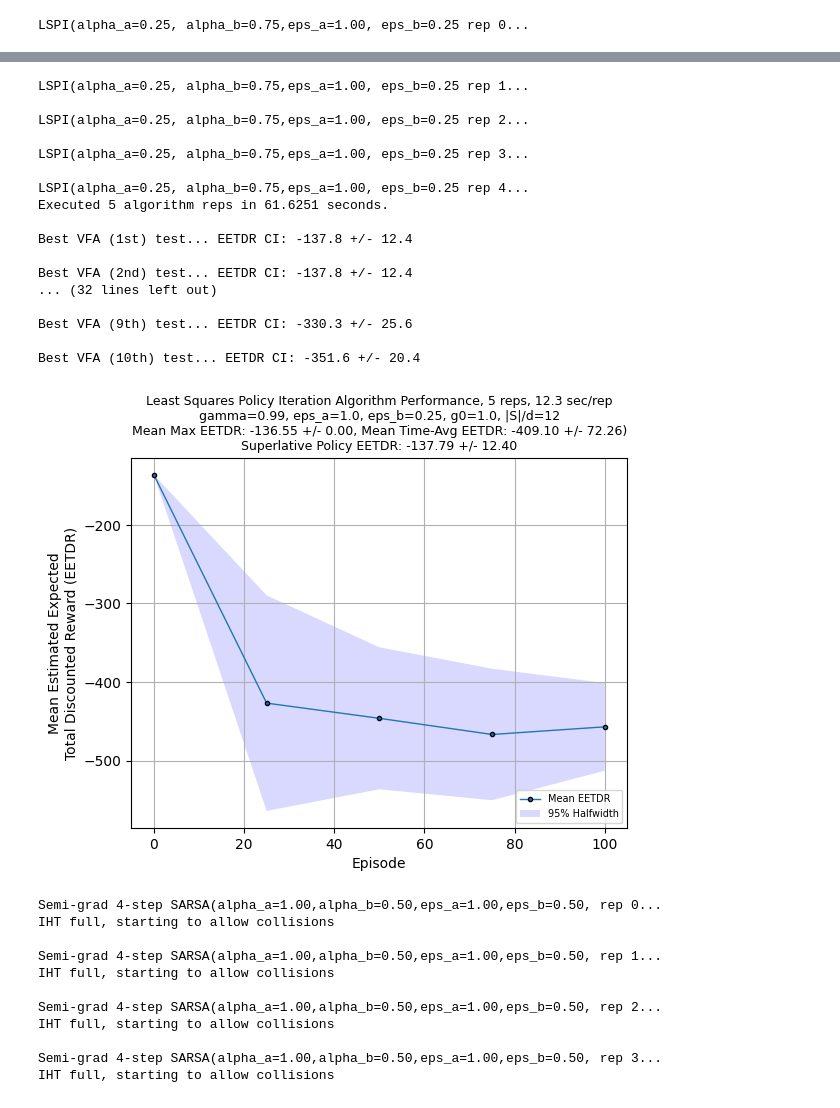
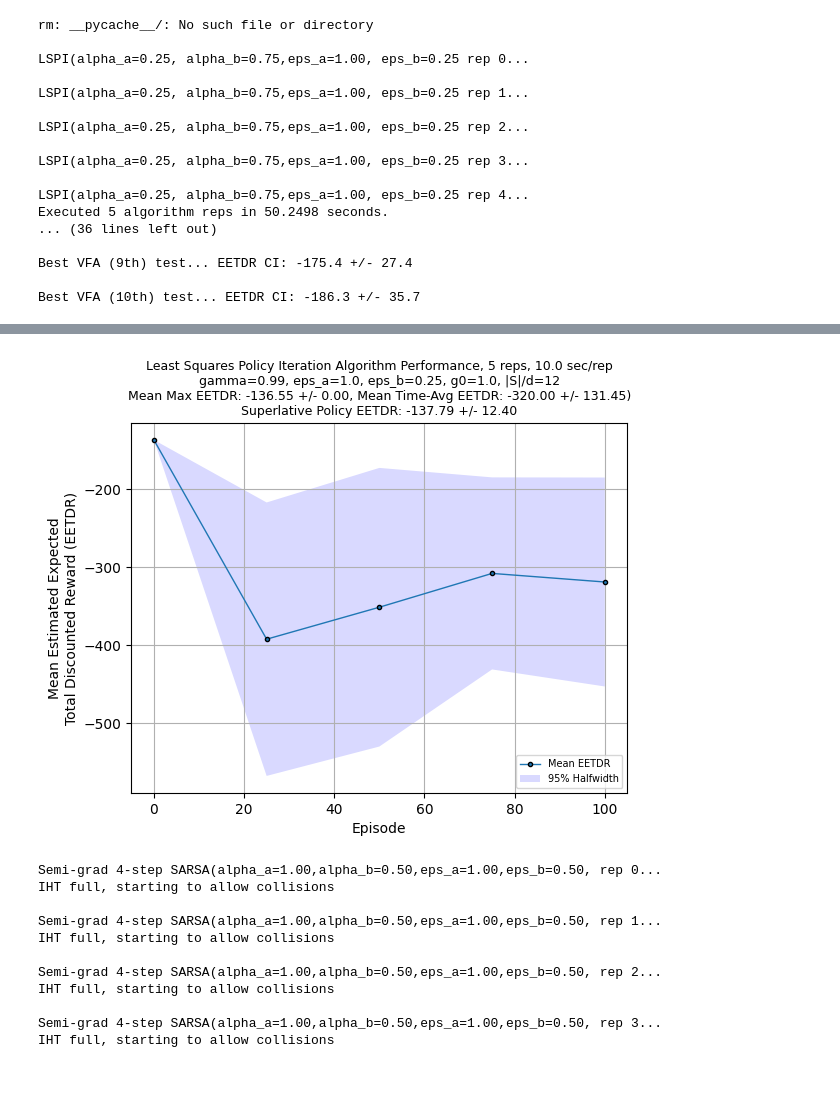
Before and after one commit to bhosley/Schoolwork, a Jupyter notebook: 2024Q2 - Reinforcement Learning/Project/src/project.ipynb, the cells around one changed output, grey strips where cells are left out. Saved outputs shown, nothing was run; the diff lists cells and outputs as text; code cells hidden in the pictures.

```diff
--- a/2024Q2 - Reinforcement Learning/Project/src/project.ipynb
+++ b/2024Q2 - Reinforcement Learning/Project/src/project.ipynb
@@ -57,11 +57,13 @@ class LSPI(MDPBase):
         # Compute Qvals for each combination of s and a
         Qvals = np.array([[self.Qbar(s, a, w) for a in range(self.num_actions)] for s in s_arrays])
         # Find the maximum value for each row (i.e., each s array)
-        max_actions = np.argmax(Qvals, axis=1)
+        max_actions = np.argmin(Qvals, axis=1)
+        #max_actions = np.argmax(Qvals, axis=1)
         return max_actions
 
     def argmaxQbar(self,s,w):
         Qvals = [self.Qbar(s,a,w) for a in range(self.num_actions)]
+        return np.argmin(Qvals)
         return np.argmax(Qvals)
 
     #@override(MDPBase)
@@ -187,10 +189,12 @@ class LSPI(MDPBase):
                     # ensure terminal state-action pairs have zero value
                     Phi_next[done_flags_batch==1,1:] = 0
                     # determine w by solving normal equation with L2 regularization
-                    #what = np.ravel(np.linalg.solve(Phi_curr.T*(Phi_curr-self.gamma*Phi_next)
+                    what = np.ravel(np.linalg.solve(Phi_curr.T*(Phi_curr-self.gamma*Phi_next)
+                                                    +self.eta*np.eye(Phi_curr.shape[1]), Phi_curr.T*r))
                     #                                +self.eta, Phi_curr.T*r))
-                    what = np.ravel(np.linalg.lstsq(Phi_curr.T*(Phi_curr-self.gamma*Phi_next)
-                                                    +self.eta, Phi_curr.T*r)[0])
+                    #+self.eta*np.eye(Phi_curr.shape[0]), Phi_curr.T*r))
+                    #what = np.ravel(np.linalg.lstsq(Phi_curr.T*(Phi_curr-self.gamma*Phi_next)
+                    #                                +self.eta, Phi_curr.T*r)[0])
                     # Polyak averaging
                     w = (1-self.alpha(m))*w + self.alpha(m)*what
 
@@ -237,4 +241,20 @@ lspi.train(num_replications=5, num_episodes=100)
 lspi.get_results()
 lspi.show_results()
 # %% [output]
+rm: __pycache__/: No such file or directory
+
 LSPI(alpha_a=0.25, alpha_b=0.75,eps_a=1.00, eps_b=0.25 rep 0...
+
+LSPI(alpha_a=0.25, alpha_b=0.75,eps_a=1.00, eps_b=0.25 rep 1...
+
+LSPI(alpha_a=0.25, alpha_b=0.75,eps_a=1.00, eps_b=0.25 rep 2...
+
+LSPI(alpha_a=0.25, alpha_b=0.75,eps_a=1.00, eps_b=0.25 rep 3...
+
+LSPI(alpha_a=0.25, alpha_b=0.75,eps_a=1.00, eps_b=0.25 rep 4...
+Executed 5 algorithm reps in 50.2498 seconds.
+... (36 lines left out)
+
+Best VFA (9th) test... EETDR CI: -175.4 +/- 27.4
+
+Best VFA (10th) test... EETDR CI: -186.3 +/- 35.7
@@ -243,21 +261,4 @@ To use the future default and silence this warning we advise to pass `rcond=None
-LSPI(alpha_a=0.25, alpha_b=0.75,eps_a=1.00, eps_b=0.25 rep 1...
-
-LSPI(alpha_a=0.25, alpha_b=0.75,eps_a=1.00, eps_b=0.25 rep 2...
-
-LSPI(alpha_a=0.25, alpha_b=0.75,eps_a=1.00, eps_b=0.25 rep 3...
-
-LSPI(alpha_a=0.25, alpha_b=0.75,eps_a=1.00, eps_b=0.25 rep 4...
-Executed 5 algorithm reps in 61.6251 seconds.
-
-Best VFA (1st) test... EETDR CI: -137.8 +/- 12.4
-
-Best VFA (2nd) test... EETDR CI: -137.8 +/- 12.4
-... (32 lines left out)
-
-Best VFA (9th) test... EETDR CI: -330.3 +/- 25.6
-
-Best VFA (10th) test... EETDR CI: -351.6 +/- 20.4
-[figure, old version]
+[figure, new version]
 # %%
 !rm -r __pycache__/
 from support_functions import MDP_Tiled
```
Also changed, not shown: parts of 2 cells of this notebook, 7 other files.
